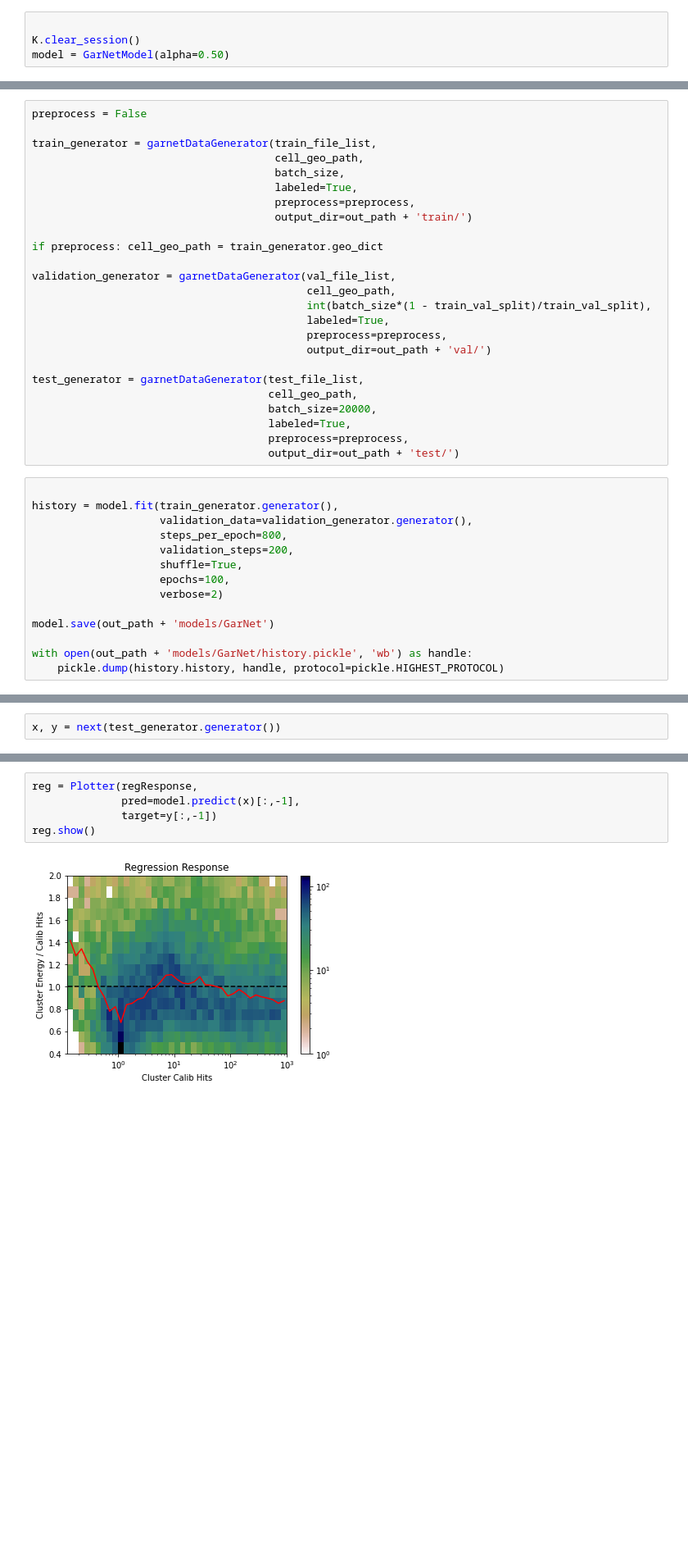
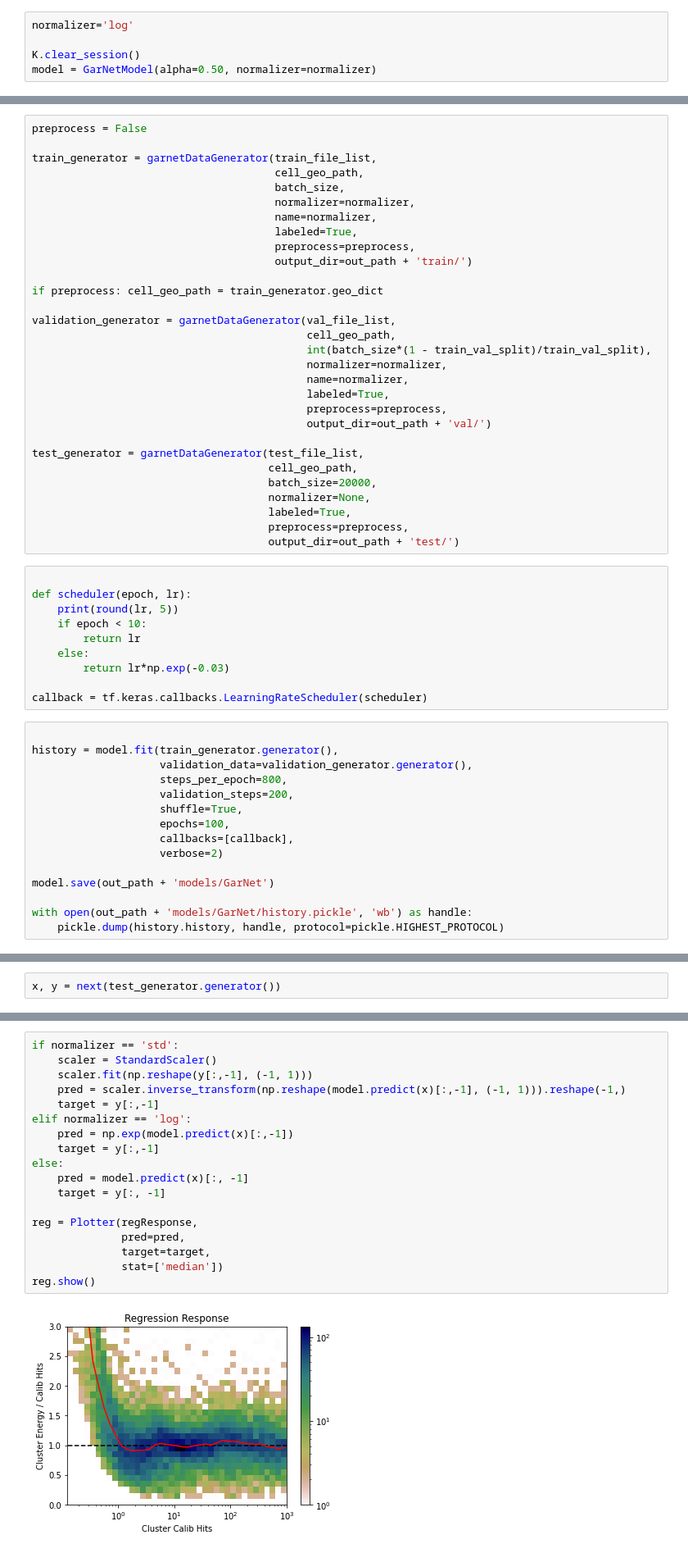
Before and after one commit to joshlerner/triumf-ml, a Jupyter notebook: PionReconstruction/PionTrainingExample.ipynb, the cells around one changed output, grey strips where cells are left out. Shown at 82% size. Cells and saved outputs as stored; diff of their text form; blank space fills up the shorter version.

Commit message:
scheduled learning rate

```diff
--- a/PionReconstruction/PionTrainingExample.ipynb
+++ b/PionReconstruction/PionTrainingExample.ipynb
@@ -28,7 +30,8 @@ cell_geo_path = data_path + 'cell_geo.root'
 
 out_path = '/fast_scratch_1/jlerner/data/'
 # %%
+normalizer='log'
 
 K.clear_session()
-model = GarNetModel(alpha=0.50)
+model = GarNetModel(alpha=0.50, normalizer=normalizer)
 # %% [output]
@@ -79,6 +82,8 @@ preprocess = False
 train_generator = garnetDataGenerator(train_file_list,
                                       cell_geo_path,
                                       batch_size,
+                                      normalizer=normalizer,
+                                      name=normalizer,
                                       labeled=True,
                                       preprocess=preprocess,
                                       output_dir=out_path + 'train/')
@@ -88,6 +93,8 @@ if preprocess: cell_geo_path = train_generator.geo_dict
 validation_generator = garnetDataGenerator(val_file_list,
                                            cell_geo_path,
                                            int(batch_size*(1 - train_val_split)/train_val_split),
+                                           normalizer=normalizer,
+                                           name=normalizer,
                                            labeled=True,
                                            preprocess=preprocess,
                                            output_dir=out_path + 'val/')
@@ -95,9 +102,20 @@ validation_generator = garnetDataGenerator(val_file_list,
 test_generator = garnetDataGenerator(test_file_list,
                                      cell_geo_path,
                                      batch_size=20000,
+                                     normalizer=None,
                                      labeled=True,
                                      preprocess=preprocess,
                                      output_dir=out_path + 'test/')
+# %%
+
+def scheduler(epoch, lr):
+    print(round(lr, 5))
+    if epoch < 10:
+        return lr
+    else:
+        return lr*np.exp(-0.03)
+
+callback = tf.keras.callbacks.LearningRateScheduler(scheduler)
 # %%
 
 history = model.fit(train_generator.generator(),
@@ -106,6 +124,7 @@ history = model.fit(train_generator.generator(),
                     validation_steps=200,
                     shuffle=True,
                     epochs=100,
+                    callbacks=[callback],
                     verbose=2)
 
 model.save(out_path + 'models/GarNet')
@@ -155,7 +174,20 @@ ROC.show()
 # %%
+if normalizer == 'std':
+    scaler = StandardScaler()
+    scaler.fit(np.reshape(y[:,-1], (-1, 1)))
+    pred = scaler.inverse_transform(np.reshape(model.predict(x)[:,-1], (-1, 1))).reshape(-1,)
+    target = y[:,-1]
+elif normalizer == 'log':
+    pred = np.exp(model.predict(x)[:,-1])
+    target = y[:,-1]
+else:
+    pred = model.predict(x)[:, -1]
+    target = y[:, -1]
+
 reg = Plotter(regResponse,
-              pred=model.predict(x)[:,-1],
-              target=y[:,-1])
+              pred=pred,
+              target=target,
+              stat=['median'])
 reg.show()
 # %% [output]
-[figure, old version]
+[figure, new version]
```
Also changed, not shown: parts of 6 cells of this notebook, 4 other files.
